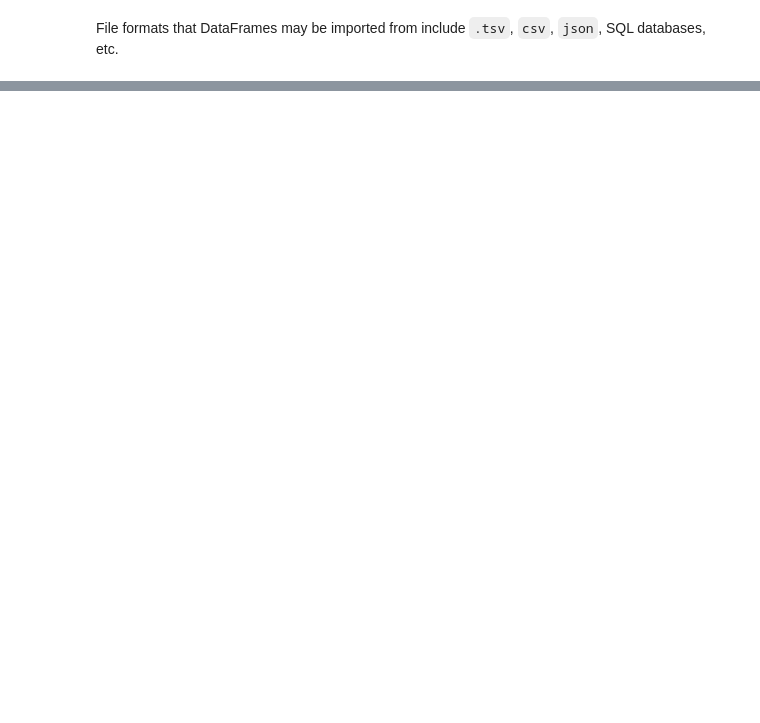
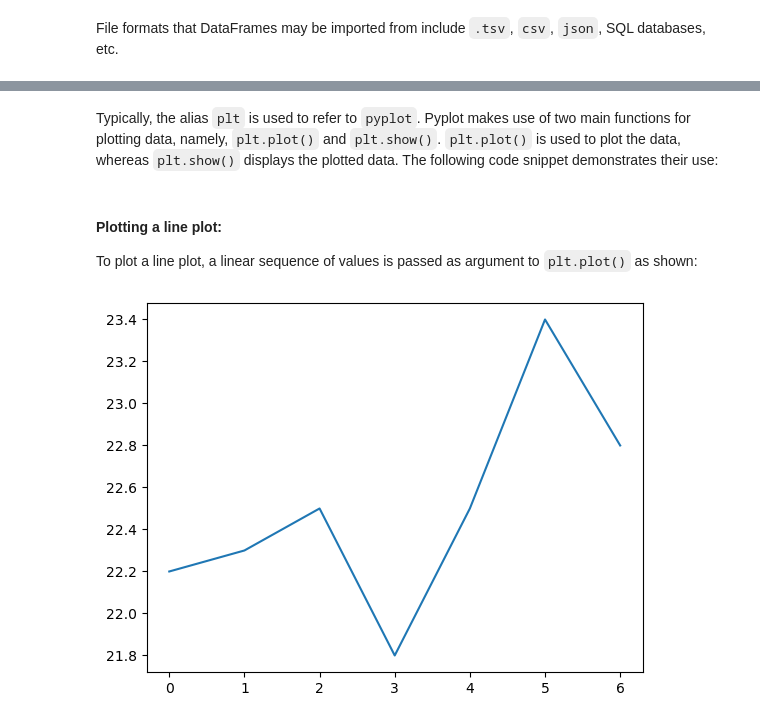
Before and after one commit to francis-ohara/intro-to-data-science, a Jupyter notebook: notebooks/5-matplotlib-exercise.ipynb, the cells around one changed output, grey strips where cells are left out. Cells and saved outputs as stored; diff of their text form; code cells hidden in the pictures; blank space fills up the shorter version.

```diff
--- a/notebooks/5-matplotlib-exercise.ipynb
+++ b/notebooks/5-matplotlib-exercise.ipynb
@@ -121,0 +130,15 @@ File formats that DataFrames may be imported from include `.tsv`, `csv`, `json`,
+# %% [markdown]
+Typically, the alias `plt` is used to refer to `pyplot`.
+Pyplot makes use of two main functions for plotting data, namely, `plt.plot()` and `plt.show()`.
+`plt.plot()` is used to plot the data, whereas `plt.show()` displays the plotted data.
+The following code snippet demonstrates their use:
+# %% [markdown]
+#### Plotting a line plot:
+To plot a line plot, a linear sequence of values is passed as argument to `plt.plot()` as shown:
+# %%
+temps = [22.2, 22.3, 22.5, 21.8, 22.5, 23.4, 22.8]  # list of daily temperatures for a week
+
+plt.plot(temps)  # plot the temperatures
+plt.show()  # display the plot
+# %% [output]
+[figure, added]
```
Also changed, not shown: parts of 22 cells of this notebook, 1 other file.
